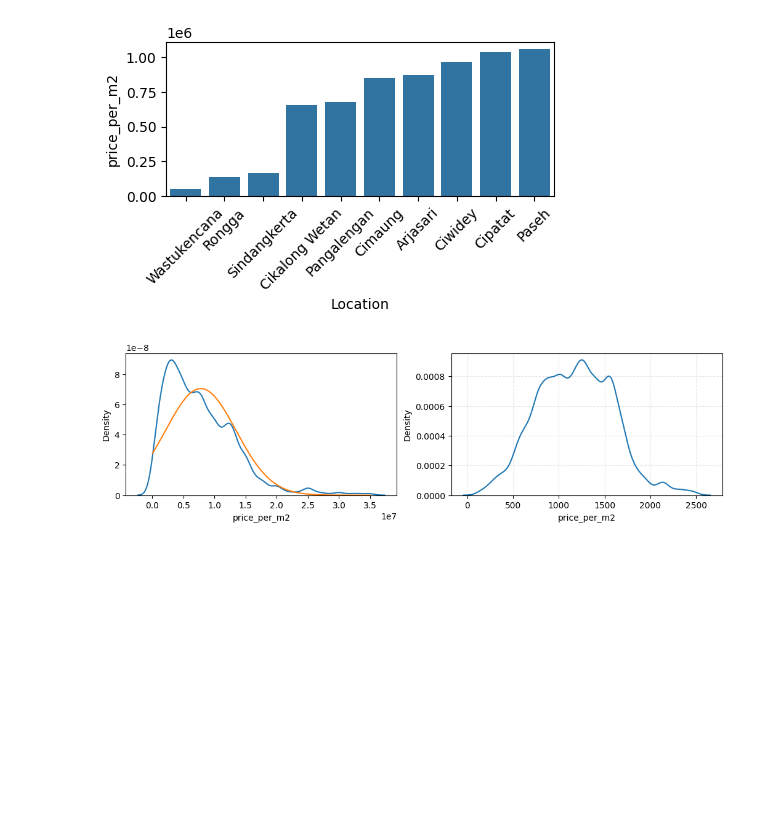
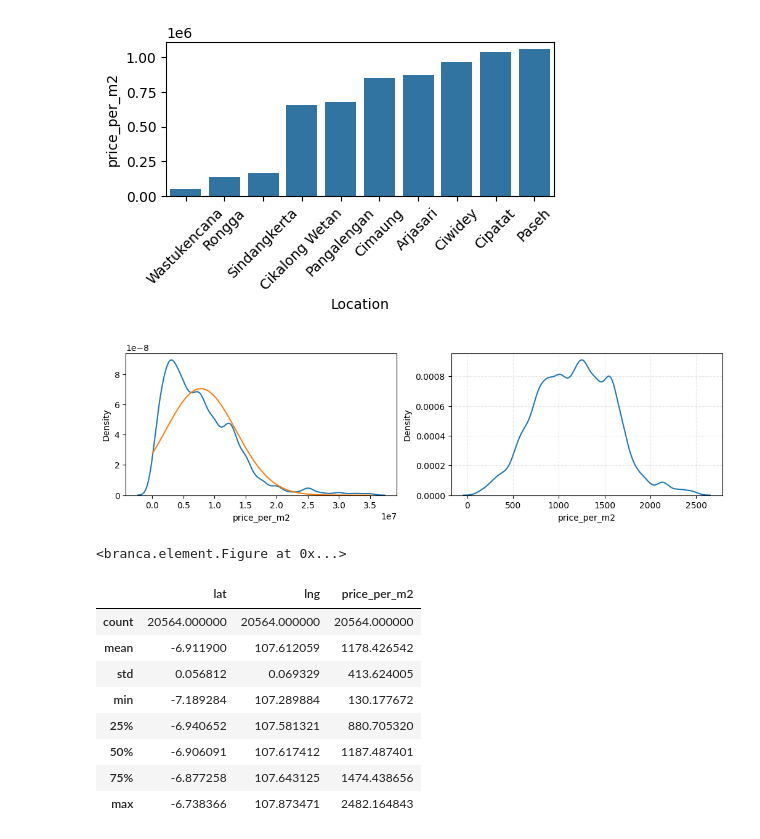
Before and after one commit to rafidamr/house-scorer, a Jupyter notebook: data_collector/wrangler-eda.ipynb, the cells around one changed output. Drawn from its saved outputs; the diff is of its cells as text; code cells hidden in the pictures; blank space fills up the shorter version.

```diff
--- a/data_collector/wrangler-eda.ipynb
+++ b/data_collector/wrangler-eda.ipynb
@@ -126,0 +127,61 @@ np.save('files/locations.npy', df_filtered['Location'].unique())
+# %%
+import folium
+import glob
+import json
+
+
+site_map = folium.Map(location=[-6.9301133,107.6208473],
+                      tiles="Cartodb voyager",
+                      zoom_start=11.5,
+                      zoom_control=False
+                      )
+                    #   attr=xyz.Stadia.StamenTerrain.html_attribution,
+fol = folium.Figure(width=700, height=300)
+site_map.add_to(fol)
+
+location_map = dict()
+files = glob.glob('files/json/*')
+for f in files:
+    with open(f) as loc:
+        arr = json.load(loc)
+        lat, lng = arr[0]['geometry']['location'].values()
+        loc_name = f.replace('.json','').replace('files/json/','')
+        location_map[loc_name] = (lat, lng)
+        folium.Circle(
+            location=(lat, lng),
+            radius=100,
+            color="black",
+            fill_opacity=0.5,
+            opacity=0,
+            fill_color="red",
+            tooltip=loc_name,
+        ).add_to(site_map)
+
+fol
+# %% [output]
+<branca.element.Figure at 0x...>
+# %%
+def format_loc(loc: str):
+    area = loc.split(',')[-1].strip()
+    subarea = ''.join(loc.split(',')[:-1]).strip()
+    return f"{area}--{subarea}".replace(" ","_").lower()
+
+traindata = df_filtered[['price_per_m2','Location']].reset_index(drop=True)
+traindata['price_per_m2'] = traindata['price_per_m2']**0.45
+traindata['Location'] = traindata['Location'].apply(format_loc)
+traindata.assign(x=[0.0]*len(traindata), y=[0.0]*len(traindata))
+traindata = traindata.reindex(columns=['Location', 'lat' ,'lng', 'price_per_m2'])
+traindata['lat'] = traindata['Location'].apply(lambda l: location_map[l][0])
+traindata['lng'] = traindata['Location'].apply(lambda l: location_map[l][1])
+traindata.to_csv("files/csv/traindata.csv")
+traindata.describe()
+# %% [output]
+|  | lat | lng | price_per_m2 |
+| count | 20564.000000 | 20564.000000 | 20564.000000 |
+| mean | -6.911900 | 107.612059 | 1178.426542 |
+| std | 0.056812 | 0.069329 | 413.624005 |
+| min | -7.189284 | 107.289884 | 130.177672 |
+| 25% | -6.940652 | 107.581321 | 880.705320 |
+| 50% | -6.906091 | 107.617412 | 1187.487401 |
+| 75% | -6.877258 | 107.643125 | 1474.438656 |
+| max | -6.738366 | 107.873471 | 2482.164843 |
```
Also changed, not shown: parts of 2 cells of this notebook, 2 other files.
